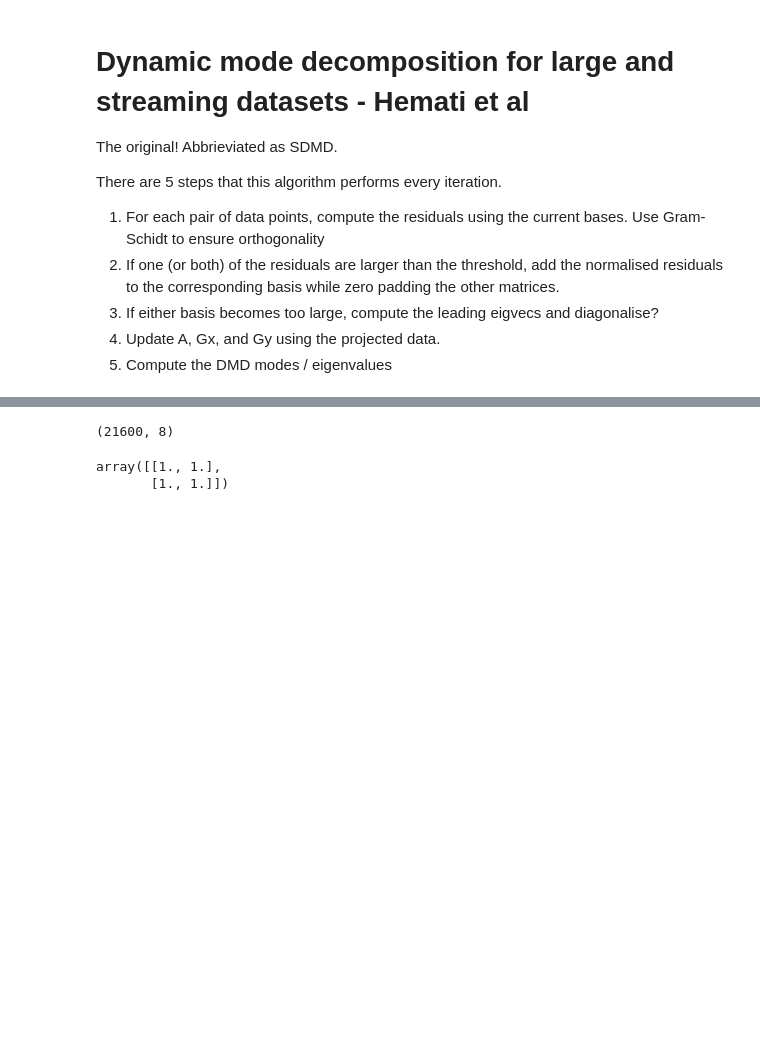
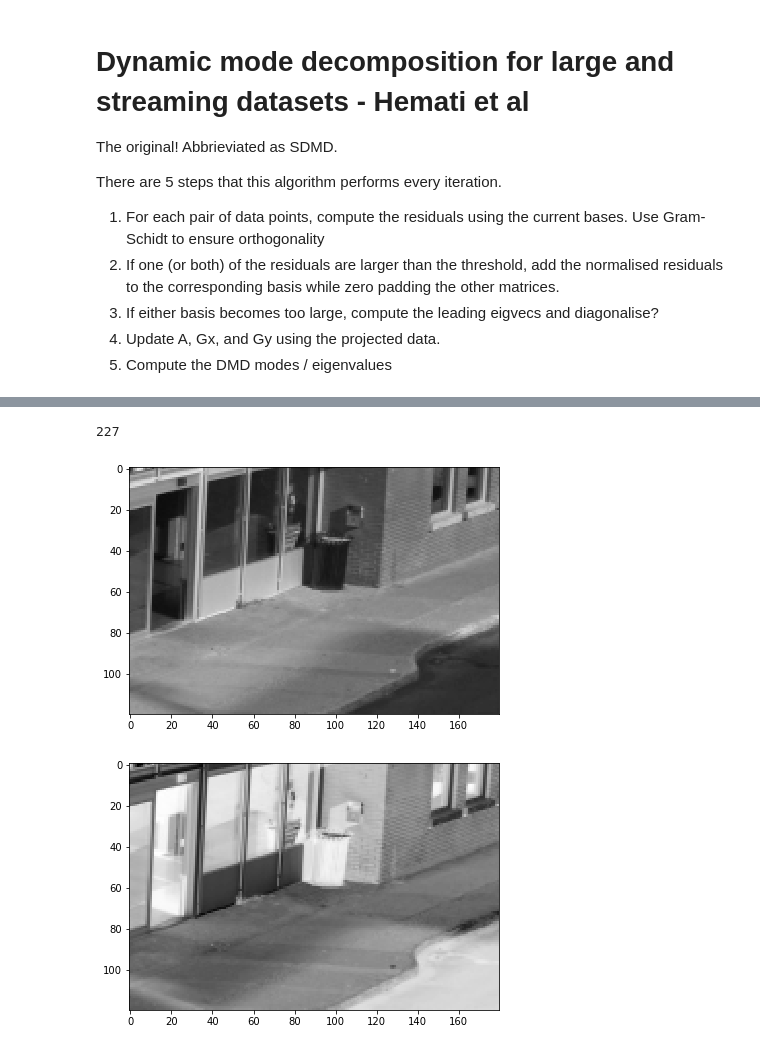
Before and after one commit to haakonrob/DMD-and-CS-for-object-detection, a Jupyter notebook: notebooks/Streaming DMD.ipynb, the cells around one changed output, grey strips where cells are left out. Drawn from its saved outputs; the diff is of its cells as text; code cells hidden in the pictures; blank space fills up the shorter version.

Commit message:
Implemented STDMD and made a module for it.

```diff
--- a/notebooks/Streaming DMD.ipynb
+++ b/notebooks/Streaming DMD.ipynb
@@ -200,10 +200 @@ i
 [figure]
-# %%
-sdmd.Qx.shape
-# %% [output]
-(21600, 8)
-# %%
-np.array([[1,2],[3,4]]) / np.array([[1,2],[3,4]])
-# %% [output]
-array([[1., 1.],
-       [1., 1.]])
@@ -209,0 +272,23 @@ array([[1., 1.],
+# %%
+
+stdmd = STDMD(max_rank=10)
+
+i = 200
+# %%
+i += 1
+if i > 0 and i < N:
+    x, y = ims[:,i-1], ims[:,i]
+    stdmd.stream(x,y)
+    modes, eigvals = stdmd.compute_modes()
+    if modes is not None:
+        background = modes[:,0]
+        background = np.interp(background.real, (background.min(), (background).max()), (0,1))
+        plot_image(x)
+        plt.figure()
+        plot_image(background)
+
+i
+# %% [output]
+227
+[figure, added]
+[figure, added]
```
Also changed, not shown: parts of 4 cells of this notebook, 1 other file.
